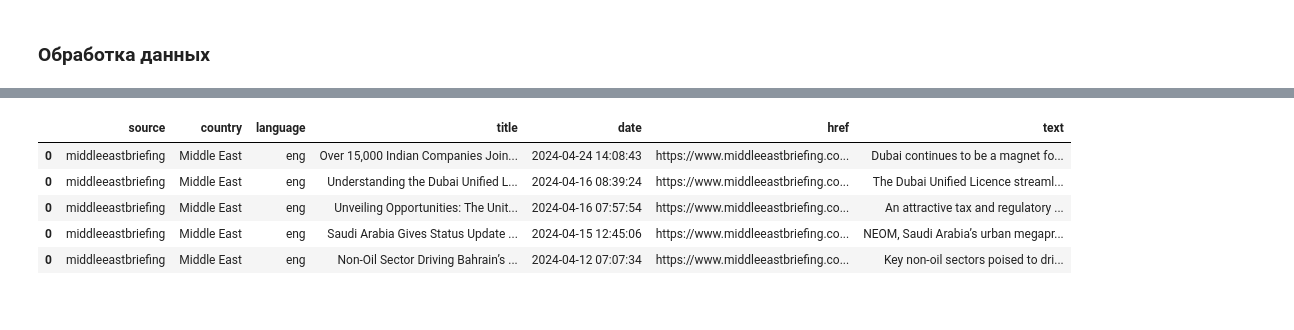
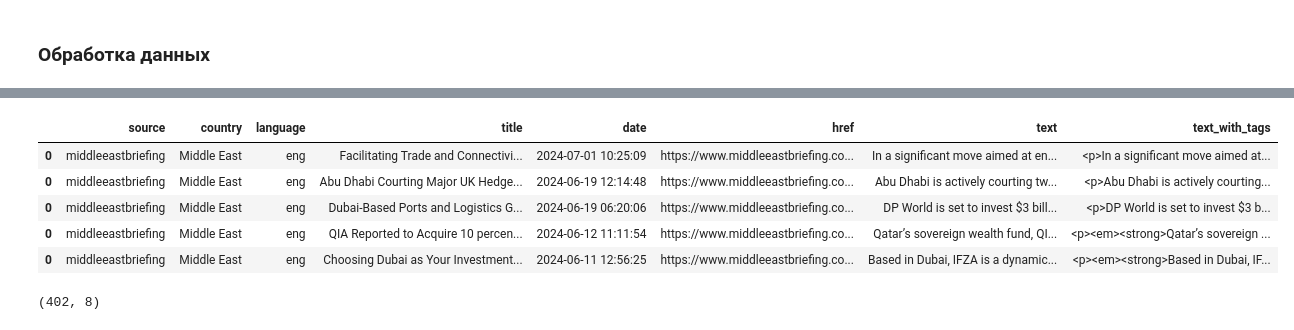
Before and after one commit to NKhozin/parsers, a Jupyter notebook: data_prepare.ipynb, the cells around one changed output, grey strips where cells are left out. Cells and saved outputs as stored; diff of their text form; code cells hidden in the pictures.

```diff
--- a/data_prepare.ipynb
+++ b/data_prepare.ipynb
@@ -105,11 +130,11 @@ data.head()
 # %%
-cols = ['source', 'country', 'language', 'title', 'date', 'href', 'text']
+cols = ['source', 'country', 'language', 'title', 'date', 'href', 'text', 'text_with_tags']
 
 name = 'russian.news.cn'
 country = 'China'
 language = 'ru'
 
-data = pd.read_excel(f'{name}.xlsx', index_col=0)
+data = pd.read_excel(f'{name}{postfix}.xlsx', index_col=0)
 data = data[data['title']!='']
 data = data[data['href']!='']
 data = data[data['text']!='']
@@ -135,5 +160,9 @@ data.text = result_list
 
 data = data[cols]
 
-data.head()
+data_all = pd.concat([data_all, data], axis=0)
+
+display(data.head())
+
+print(data.shape)
 # %% [output]
@@ -146,11 +176,11 @@ data.head()
 # %%
-cols = ['source', 'country', 'language', 'title', 'date', 'href', 'text']
+cols = ['source', 'country', 'language', 'title', 'date', 'href', 'text', 'text_with_tags']
 
 name = 'businessemirates'
 country = 'UAE'
 language = 'ru'
 
-data = pd.read_excel(f'{name}.xlsx', index_col=0)
+data = pd.read_excel(f'{name}{postfix}.xlsx', index_col=0)
 data = data[data['title']!='']
 data = data[data['href']!='']
 data = data[data['text']!='']
@@ -167,5 +197,7 @@ data = data[cols]
 
 data_all = pd.concat([data_all, data], axis=0)
 
-data.head()
+display(data.head())
+
+print(data.shape)
 # %% [output]
@@ -178,11 +211,11 @@ data.head()
 # %%
-cols = ['source', 'country', 'language', 'title', 'date', 'href', 'text']
+cols = ['source', 'country', 'language', 'title', 'date', 'href', 'text', 'text_with_tags']
 
 name = 'india-briefing'
 country = 'India'
 language = 'eng'
 
-data = pd.read_excel(f'{name}.xlsx', index_col=0)
+data = pd.read_excel(f'{name}{postfix}.xlsx', index_col=0)
 data = data[data['title']!='']
 data = data[data['href']!='']
 data = data[data['text']!='']
@@ -202,5 +235,7 @@ data = data[cols]
 
 data_all = pd.concat([data_all, data], axis=0)
 
-data.head()
+display(data.head())
+
+print(data.shape)
 # %% [output]
@@ -213,11 +249,11 @@ data.head()
 # %%
-cols = ['source', 'country', 'language', 'title', 'date', 'href', 'text']
+cols = ['source', 'country', 'language', 'title', 'date', 'href', 'text', 'text_with_tags']
 
 name = 'vietnam-briefing'
 country = 'Vietnam'
 language = 'eng'
 
-data = pd.read_excel(f'{name}.xlsx', index_col=0)
+data = pd.read_excel(f'{name}{postfix}.xlsx', index_col=0)
 data = data[data['title']!='']
 data = data[data['href']!='']
 data = data[data['text']!='']
@@ -237,5 +273,7 @@ data = data[cols]
 
 data_all = pd.concat([data_all, data], axis=0)
 
-data.head()
+display(data.head())
+
+print(data.shape)
 # %% [output]
@@ -248,36 +287,39 @@ data.head()
 # %%
-cols = ['source', 'country', 'language', 'title', 'date', 'href', 'text']
+cols = ['source', 'country', 'language', 'title', 'date', 'href', 'text', 'text_with_tags']
 
 name = 'middleeastbriefing'
 country = 'Middle East'
 language = 'eng'
 
-data = pd.read_excel(f'{name}.xlsx', index_col=0)
+data = pd.read_excel(f'{name}{postfix}.xlsx', index_col=0)
 data = data[data['title']!='']
 data = data[data['href']!='']
 data = data[data['text']!='']
 
 data = data[~data.title.isna()]
 data = data[~data.href.isna()]
 data = data[~data.text.isna()]
 data['country'] = country
 data['language'] = language
 
 data['date'] = pd.to_datetime(data['date'])
 data['date'] = data['date'].dt.tz_localize(None)
 data.text = data.text.apply(lambda value: unicodedata.normalize("NFKD", value).replace('\r', '').replace('\n', '').replace('\t', '').rstrip().lstrip())
 data.title = data.title.apply(lambda value: unicodedata.normalize("NFKD", value).replace('\r', '').replace('\n', '').replace('\t', '').rstrip().lstrip())
 
 data = data[cols]
 
 data_all = pd.concat([data_all, data], axis=0)
 
-data.head()
+display(data.head())
+
+print(data.shape)
 # %% [output]
-|  | source | country | language | title | date | href | text |
-| 0 | middleeastbriefing | Middle East | eng | Over 15,000 Indian Companies Join... | 2024-04-24 14:08:43 | https://www.middleeastbriefing.co... | Dubai continues to be a magnet fo... |
-| 0 | middleeastbriefing | Middle East | eng | Understanding the Dubai Unified L... | 2024-04-16 08:39:24 | https://www.middleeastbriefing.co... | The Dubai Unified Licence streaml... |
-| 0 | middleeastbriefing | Middle East | eng | Unveiling Opportunities: The Unit... | 2024-04-16 07:57:54 | https://www.middleeastbriefing.co... | An attractive tax and regulatory ... |
-| 0 | middleeastbriefing | Middle East | eng | Saudi Arabia Gives Status Update ... | 2024-04-15 12:45:06 | https://www.middleeastbriefing.co... | NEOM, Saudi Arabia’s urban megapr... |
-| 0 | middleeastbriefing | Middle East | eng | Non-Oil Sector Driving Bahrain’s ... | 2024-04-12 07:07:34 | https://www.middleeastbriefing.co... | Key non-oil sectors poised to dri... |
+|  | source | country | language | title | date | href | text | text_with_tags |
+| 0 | middleeastbriefing | Middle East | eng | Facilitating Trade and Connectivi... | 2024-07-01 10:25:09 | https://www.middleeastbriefing.co... | In a significant move aimed at en... | <p>In a significant move aimed at... |
+| 0 | middleeastbriefing | Middle East | eng | Abu Dhabi Courting Major UK Hedge... | 2024-06-19 12:14:48 | https://www.middleeastbriefing.co... | Abu Dhabi is actively courting tw... | <p>Abu Dhabi is actively courting... |
+| 0 | middleeastbriefing | Middle East | eng | Dubai-Based Ports and Logistics G... | 2024-06-19 06:20:06 | https://www.middleeastbriefing.co... | DP World is set to invest $3 bill... | <p>DP World is set to invest $3 b... |
+| 0 | middleeastbriefing | Middle East | eng | QIA Reported to Acquire 10 percen... | 2024-06-12 11:11:54 | https://www.middleeastbriefing.co... | Qatar’s sovereign wealth fund, QI... | <p><em><strong>Qatar’s sovereign ... |
+| 0 | middleeastbriefing | Middle East | eng | Choosing Dubai as Your Investment... | 2024-06-11 12:56:25 | https://www.middleeastbriefing.co... | Based in Dubai, IFZA is a dynamic... | <p><em><strong>Based in Dubai, IF... |
+(402, 8)
 # %%
```
Also changed, not shown: parts of 85 cells of this notebook.
